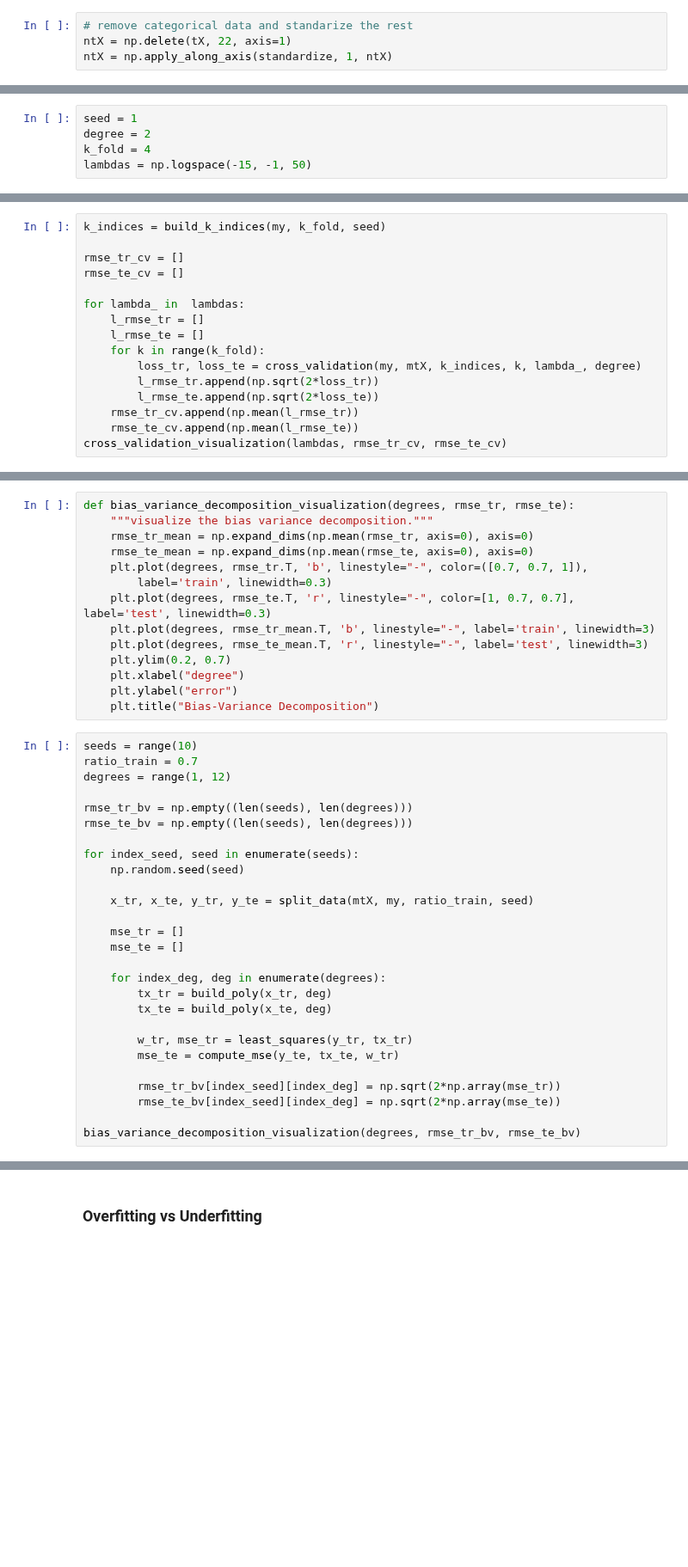
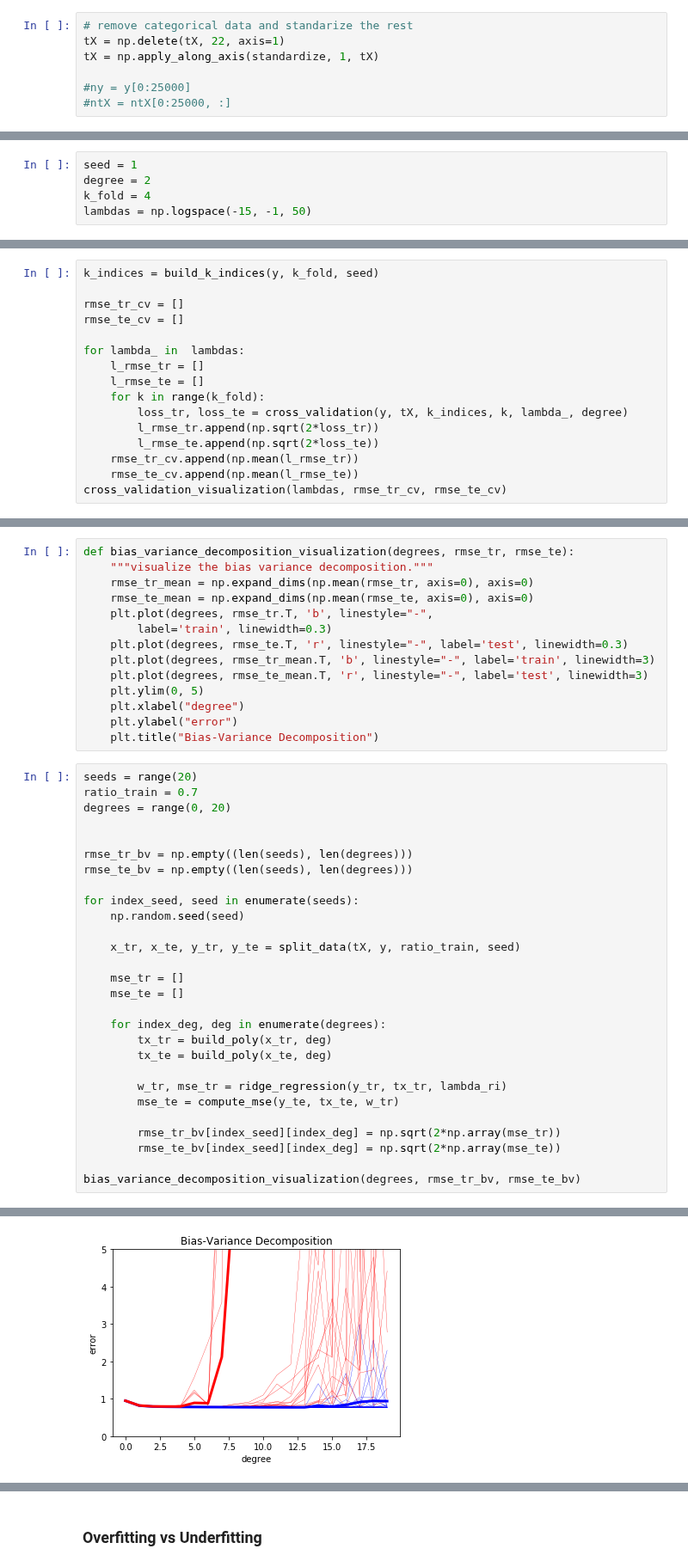
Before and after one commit to cschneuw/Machine-learning-Project-2019, a Jupyter notebook: scripts/project1.ipynb, the cells around one changed output, grey strips where cells are left out. Shown at 86% size. Cells and saved outputs as stored; diff of their text form; blank space fills up the shorter version.

```diff
--- a/scripts/project1.ipynb
+++ b/scripts/project1.ipynb
@@ -49,8 +49,11 @@ print(np.where(tX[0] == 2))
 (array([22], dtype=int64),)
 # %%
 # remove categorical data and standarize the rest
-ntX = np.delete(tX, 22, axis=1)
-ntX = np.apply_along_axis(standardize, 1, ntX)
+tX = np.delete(tX, 22, axis=1)
+tX = np.apply_along_axis(standardize, 1, tX)
+
+#ny = y[0:25000]
+#ntX = ntX[0:25000, :]
 # %% [markdown]
 ### Exploratory analysis
 # %% [markdown]
@@ -190,5 +191,5 @@ mtX = ntX[0:20000, :]
 # %%
-k_indices = build_k_indices(my, k_fold, seed)
+k_indices = build_k_indices(y, k_fold, seed)
 
 rmse_tr_cv = []
 rmse_te_cv = []
@@ -197,7 +198,7 @@ for lambda_ in  lambdas:
     l_rmse_tr = []
     l_rmse_te = []
     for k in range(k_fold):
-        loss_tr, loss_te = cross_validation(my, mtX, k_indices, k, lambda_, degree)
+        loss_tr, loss_te = cross_validation(y, tX, k_indices, k, lambda_, degree)
         l_rmse_tr.append(np.sqrt(2*loss_tr))
         l_rmse_te.append(np.sqrt(2*loss_te))
     rmse_tr_cv.append(np.mean(l_rmse_tr))
@@ -224,19 +219,20 @@ def bias_variance_decomposition_visualization(degrees, rmse_tr, rmse_te):
     """visualize the bias variance decomposition."""
     rmse_tr_mean = np.expand_dims(np.mean(rmse_tr, axis=0), axis=0)
     rmse_te_mean = np.expand_dims(np.mean(rmse_te, axis=0), axis=0)
-    plt.plot(degrees, rmse_tr.T, 'b', linestyle="-", color=([0.7, 0.7, 1]),
+    plt.plot(degrees, rmse_tr.T, 'b', linestyle="-",
         label='train', linewidth=0.3)
-    plt.plot(degrees, rmse_te.T, 'r', linestyle="-", color=[1, 0.7, 0.7], label='test', linewidth=0.3)
+    plt.plot(degrees, rmse_te.T, 'r', linestyle="-", label='test', linewidth=0.3)
     plt.plot(degrees, rmse_tr_mean.T, 'b', linestyle="-", label='train', linewidth=3)
     plt.plot(degrees, rmse_te_mean.T, 'r', linestyle="-", label='test', linewidth=3)
-    plt.ylim(0.2, 0.7)
+    plt.ylim(0, 5)
     plt.xlabel("degree")
     plt.ylabel("error")
     plt.title("Bias-Variance Decomposition")
 # %%
-seeds = range(10)
+seeds = range(20)
 ratio_train = 0.7
-degrees = range(1, 12)
+degrees = range(0, 20)
+
 
 rmse_tr_bv = np.empty((len(seeds), len(degrees)))
 rmse_te_bv = np.empty((len(seeds), len(degrees)))
@@ -244,7 +240,7 @@ rmse_te_bv = np.empty((len(seeds), len(degrees)))
 for index_seed, seed in enumerate(seeds):
     np.random.seed(seed)
 
-    x_tr, x_te, y_tr, y_te = split_data(mtX, my, ratio_train, seed)
+    x_tr, x_te, y_tr, y_te = split_data(tX, y, ratio_train, seed)
 
     mse_tr = []
     mse_te = []
@@ -253,7 +249,7 @@ for index_seed, seed in enumerate(seeds):
         tx_tr = build_poly(x_tr, deg)
         tx_te = build_poly(x_te, deg)
 
-        w_tr, mse_tr = least_squares(y_tr, tx_tr)
+        w_tr, mse_tr = ridge_regression(y_tr, tx_tr, lambda_ri)
         mse_te = compute_mse(y_te, tx_te, w_tr)
 
         rmse_tr_bv[index_seed][index_deg] = np.sqrt(2*np.array(mse_tr))
@@ -264,0 +260 @@ KeyboardInterrupt:
+[figure, added]
```
Also changed, not shown: parts of 15 cells of this notebook.
